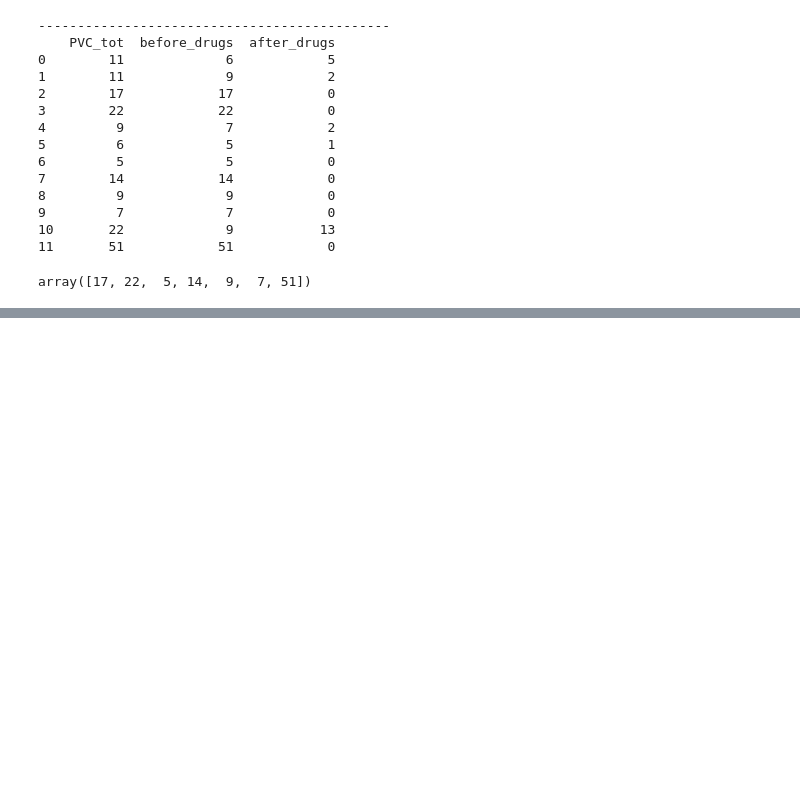
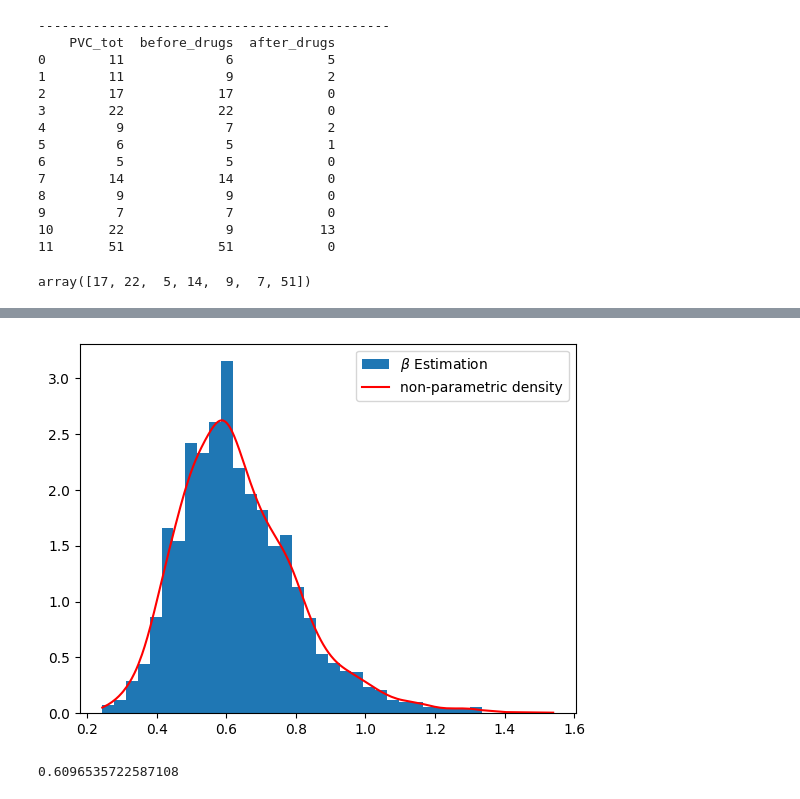
Before and after one commit to Matthieutrtr/Heart_Project, a Jupyter notebook: Gibbs.ipynb, the cells around one changed output, grey strips where cells are left out. Saved outputs shown, nothing was run; the diff lists cells and outputs as text; code cells hidden in the pictures; blank space fills up the shorter version.

```diff
--- a/Gibbs.ipynb
+++ b/Gibbs.ipynb
@@ -154,0 +163,11 @@ ax["D"].legend()
+# %%
+#Estimation de beta
+plt.hist(beta, density=True, label = r"$\beta$ Estimation", bins='auto');
+plt.plot(np.sort(beta), nparam_density(np.sort(beta)), color = 'red', label = r"non-parametric density")
+plt.legend();
+# %% [output]
+[figure, added]
+# %%
+np.median(beta)
+# %% [output]
+0.6096535722587108
```
Also changed, not shown: parts of 9 cells of this notebook.
